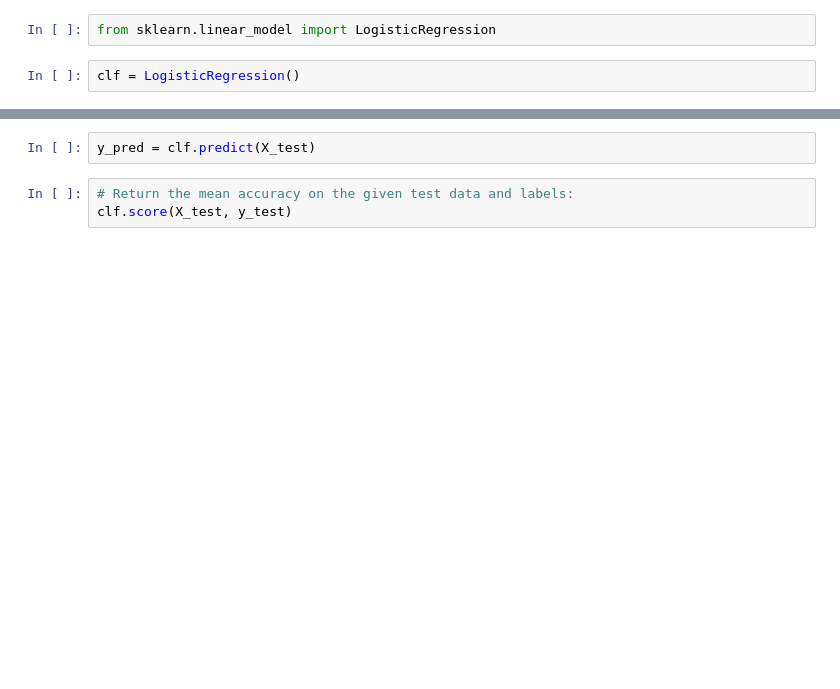
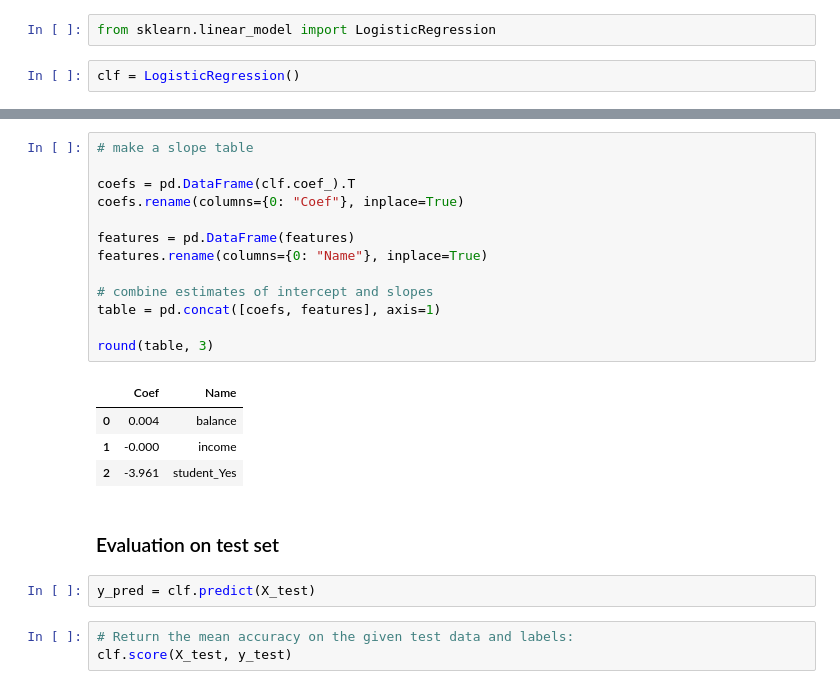
Before and after one commit to kirenz/classification, a Jupyter notebook: docs/logistic.ipynb, the cells around one changed output, grey strips where cells are left out. Cells and saved outputs as stored; diff of their text form; blank space fills up the shorter version.

```diff
--- a/docs/logistic.ipynb
+++ b/docs/logistic.ipynb
@@ -33,3 +99,23 @@ LogisticRegression()
+# %%
+# make a slope table
+
+coefs = pd.DataFrame(clf.coef_).T
+coefs.rename(columns={0: "Coef"}, inplace=True)
+
+features = pd.DataFrame(features)
+features.rename(columns={0: "Name"}, inplace=True)
+
+# combine estimates of intercept and slopes
+table = pd.concat([coefs, features], axis=1)
+
+round(table, 3)
+# %% [output]
+|  | Coef | Name |
+| 0 | 0.004 | balance |
+| 1 | -0.000 | income |
+| 2 | -3.961 | student_Yes |
+# %% [markdown]
+### Evaluation on test set
 # %%
 y_pred = clf.predict(X_test)
 # %%
```
Also changed, not shown: parts of 17 cells of this notebook.
